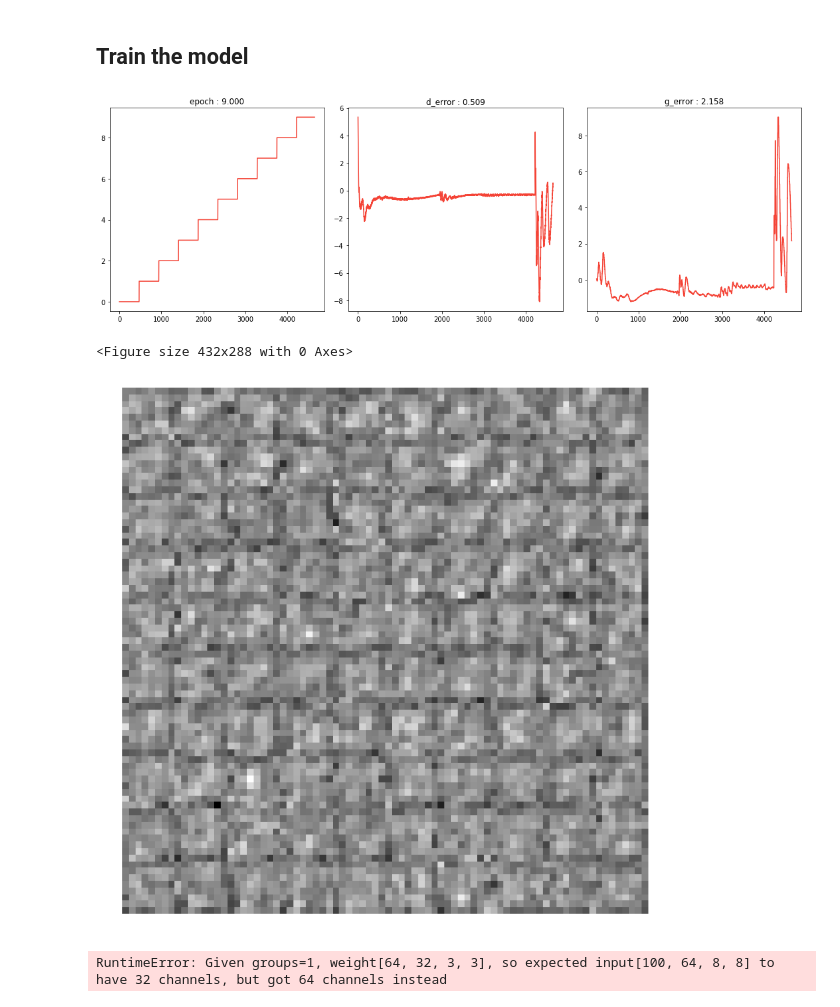
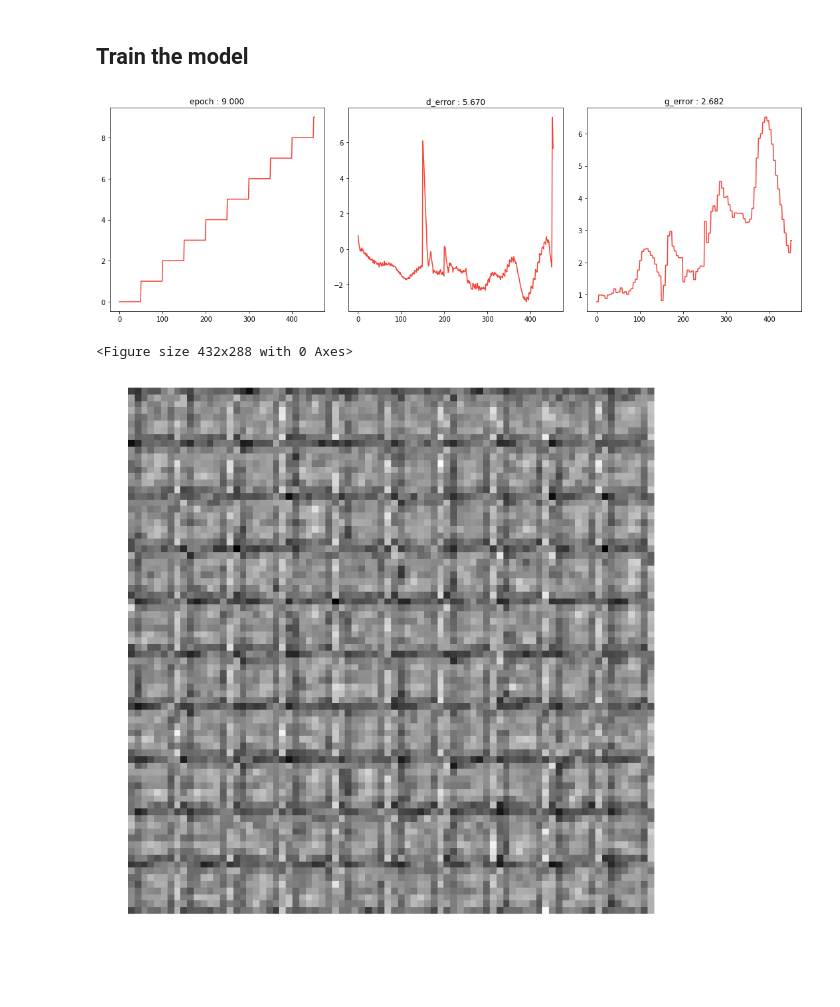
Before and after one commit to mhattingpete/GenerativeAdversarialNetworks, a Jupyter notebook: MNIST-PGGAN.ipynb, the cells around one changed output. Drawn from its saved outputs; the diff is of its cells as text; code cells hidden in the pictures; blank space fills up the shorter version.

```diff
--- a/MNIST-PGGAN.ipynb
+++ b/MNIST-PGGAN.ipynb
@@ -68,7 +68,7 @@ def calc_gradient_penalty(discriminator,real_data,fake_data,current_alpha):
     interpolates = autograd.Variable(interpolates,requires_grad=True)
     interpolates = interpolates.to(device)
 
-    disc_interpolates = discriminator(vec2img(interpolates,image_size),current_alpha).view(-1)
+    disc_interpolates = discriminator(vec2img(interpolates,image_size),alpha=current_alpha).view(-1)
 
     gradients = autograd.grad(outputs=disc_interpolates,inputs=interpolates,
                               grad_outputs=torch.ones(batch_size).to(device),
@@ -126,7 +126,7 @@ def train_generator(noise,optimizer,current_alpha):
     optimizer.zero_grad()
 
     # Sample noise and generate fake data
-    prediction = discriminator(noise,current_alpha)
+    prediction = discriminator(noise,alpha=current_alpha)
     loss = - torch.mean(prediction)
     loss.backward()
     optimizer.step()
@@ -142,14 +142,15 @@ def train_discriminator(real_data,fake_data,optimizer,current_alpha):
     optimizer.zero_grad()
 
     # 1.1 Train on Real Data
-    prediction_real = discriminator(real_data)
+    prediction_real = discriminator(real_data,alpha=current_alpha)
 
     # 1.2 Train on Fake Data
-    prediction_fake = discriminator(fake_data)
+    prediction_fake = discriminator(fake_data,alpha=current_alpha)
 
     # gradients penalty (Lipschitz condition) (WGAN-GP)
     batch_size = real_data.size(0)
-    penalty = calc_gradient_penalty(discriminator,real_data.view(batch_size,-1),fake_data.view(batch_size,-1),current_alpha)
+    penalty = calc_gradient_penalty(discriminator,real_data.view(batch_size,-1),
+                                    fake_data.view(batch_size,-1),current_alpha)
     loss = prediction_fake.mean() - prediction_real.mean() + penalty
     loss.backward()
 
@@ -173,7 +174,7 @@ num_blocks = 1
 
 try:
     while epoch < num_epochs:
-        if (epoch+1) % fade_freq == 0:
+        if epoch % fade_freq == 0 and epoch > 0:
             # switch fade status
             fade = 0 if (fade or num_blocks >= max_blocks) else 1
             if fade:
@@ -202,7 +203,7 @@ try:
             # (so gradients are not calculated for generator)
             noise_tensor = sample_noise(N,noise_dim,device)[:,:,None,None]
             with torch.no_grad():
-                fake_data = generator(noise_tensor,current_alpha).detach()
+                fake_data = generator(noise_tensor,alpha=current_alpha).detach()
             # Train D
             d_error = train_discriminator(real_data,fake_data,d_optimizer,current_alpha)
 
@@ -210,7 +211,7 @@ try:
             if global_step % gen_train_freq == 0:
                 for _ in range(gen_steps):
                     # Generate fake data
-                    fake_data = generator(sample_noise(N,noise_dim,device)[:,:,None,None],current_alpha)
+                    fake_data = generator(sample_noise(N,noise_dim,device)[:,:,None,None],alpha=current_alpha)
                     # Train G
                     g_error = train_generator(fake_data,g_optimizer,current_alpha)
                     g_error = g_error.item()
@@ -224,39 +225,38 @@ try:
 
             # Display Progress every few batches
             if global_step % 50 == 0:
-                test_images = vec2img(generator(test_noise,current_alpha),image_size)
+                test_images = vec2img(generator(test_noise,alpha=current_alpha),image_size)
                 test_images = test_images.data
                 canvas = np.zeros((image_size*m,image_size*m))
                 q = 0
                 for i in range(m):
                     for j in range(m):
                         canvas[i*image_size:(i+1)*image_size,j*image_size:(j+1)*image_size] = test_images[q]
                         q += 1
                 dis.display(scale=False)
                 plt.figure(figsize=(10,10))
                 plt.imshow(canvas,cmap='gray')
                 plt.axis("off")
                 if epoch % 50 == 0:
                     plt.savefig("Figures/PGGAN-MNIST-Epoch="+str(epoch)+".png")
                 plt.show()
         epoch += 1
 except:
-    test_images = vec2img(generator(test_noise,current_alpha),image_size)
+    test_images = vec2img(generator(test_noise,alpha=current_alpha),image_size)
     test_images = test_images.data
     canvas = np.zeros((image_size*m,image_size*m))
     q = 0
     for i in range(m):
         for j in range(m):
             canvas[i*image_size:(i+1)*image_size,j*image_size:(j+1)*image_size] = test_images[q]
             q+=1
     dis.display(scale=False)
     plt.figure(figsize=(10,10))
     plt.imshow(canvas,cmap='gray')
     plt.axis("off")
     plt.savefig("Figures/PGGAN-MNIST.png")
     plt.show()
 # %% [output]
-[figure, old version]
+[figure, new version]
 <Figure size 432x288 with 0 Axes>
-[figure, old version]
+[figure, new version]
-RuntimeError: Given groups=1, weight[64, 32, 3, 3], so expected input[100, 64, 8, 8] to have 32 channels, but got 64 channels instead
```
Also changed, not shown: parts of 1 cell of this notebook.
